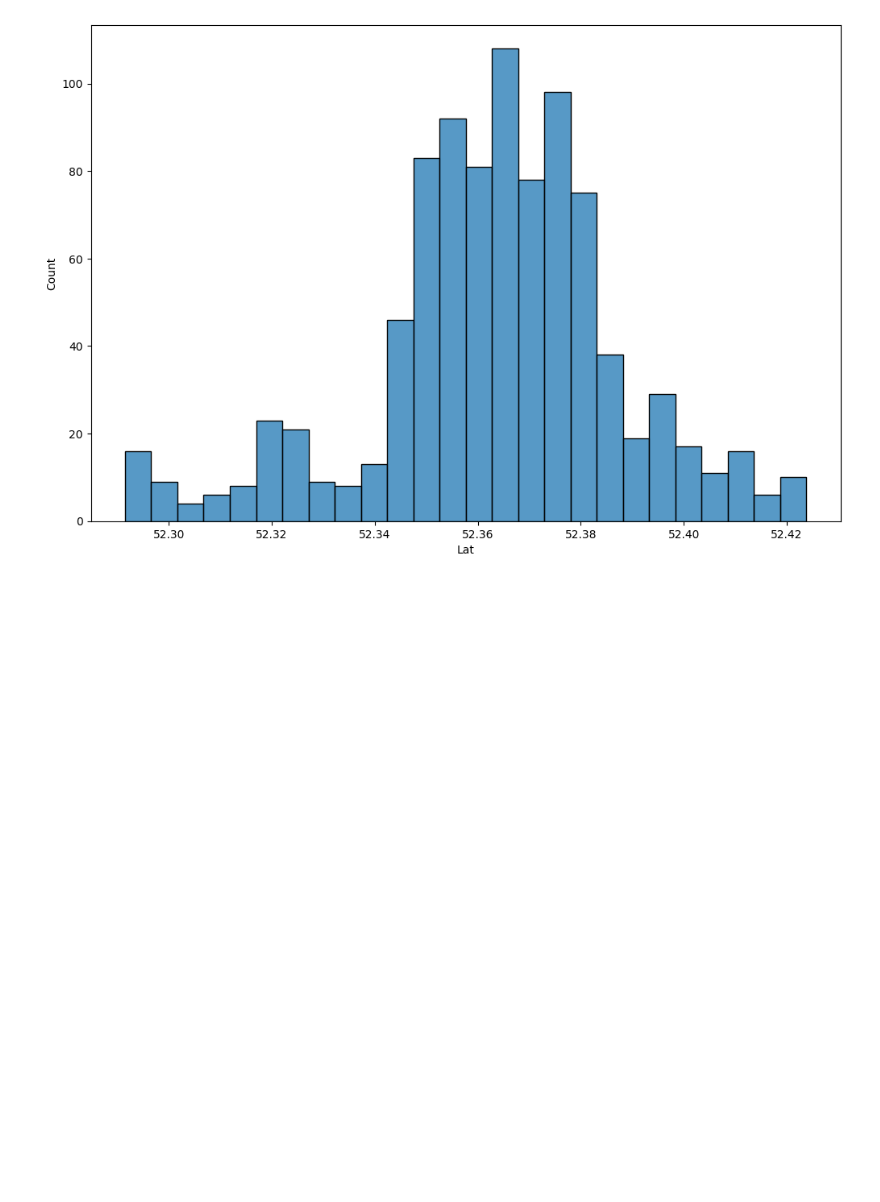
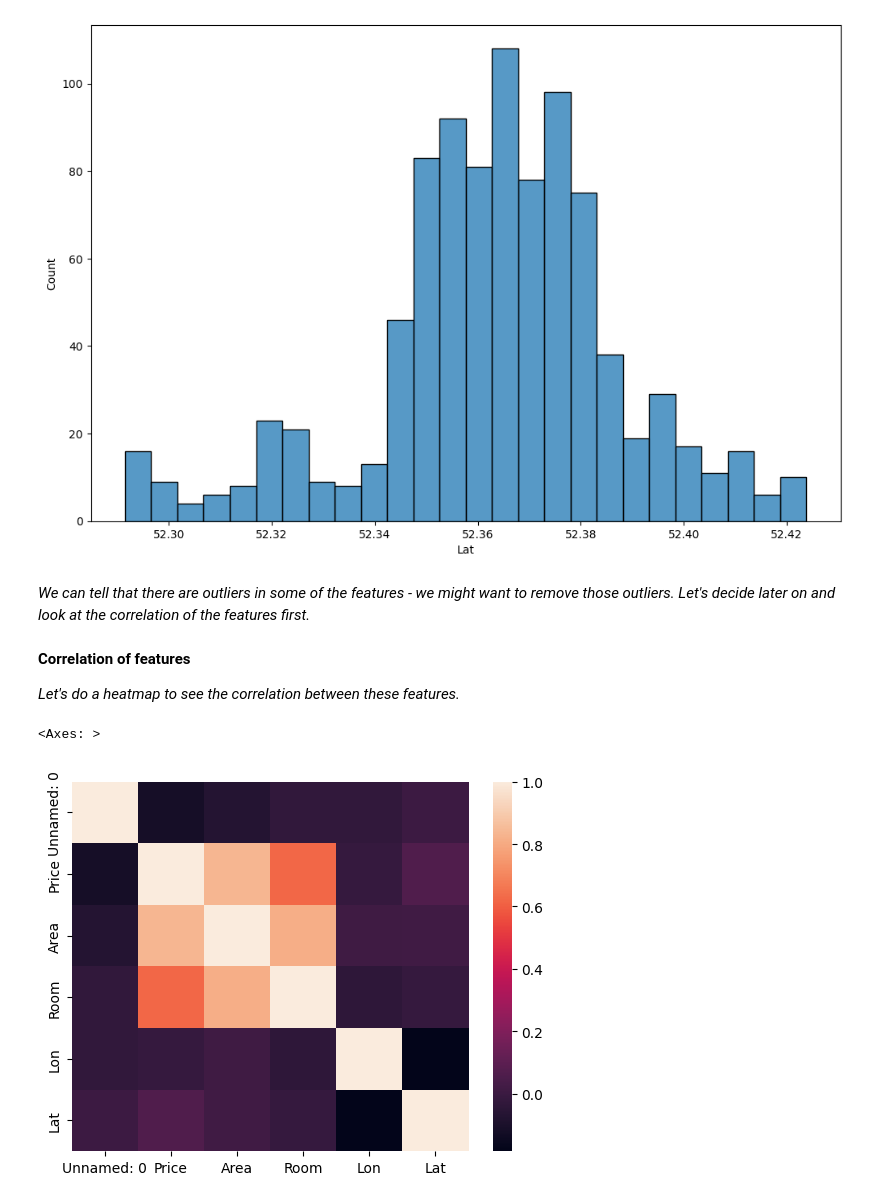
Before and after one commit to Sankalpmahanta/Housepriceproject, a Jupyter notebook: Untitled3.ipynb, the cells around one changed output. Saved outputs shown, nothing was run; the diff lists cells and outputs as text; code cells hidden in the pictures; blank space fills up the shorter version.

```diff
--- a/Untitled3.ipynb
+++ b/Untitled3.ipynb
@@ -76,3 +76,15 @@ for i in house_price_dataset.columns:
 [figure]
 [figure]
 [figure]
+# %% [markdown]
+*We can tell that there are outliers in some of the features - we might want to remove those outliers. Let's decide later on and look at the correlation of the features first.*
+# %% [markdown]
+**Correlation of features**
+
+
+*Let's do a heatmap to see the correlation between these features.*
+# %%
+sns.heatmap(house_price_dataset.corr())
+# %% [output]
+<Axes: >
+[figure, added]
```
Also changed, not shown: parts of 7 cells of this notebook.
